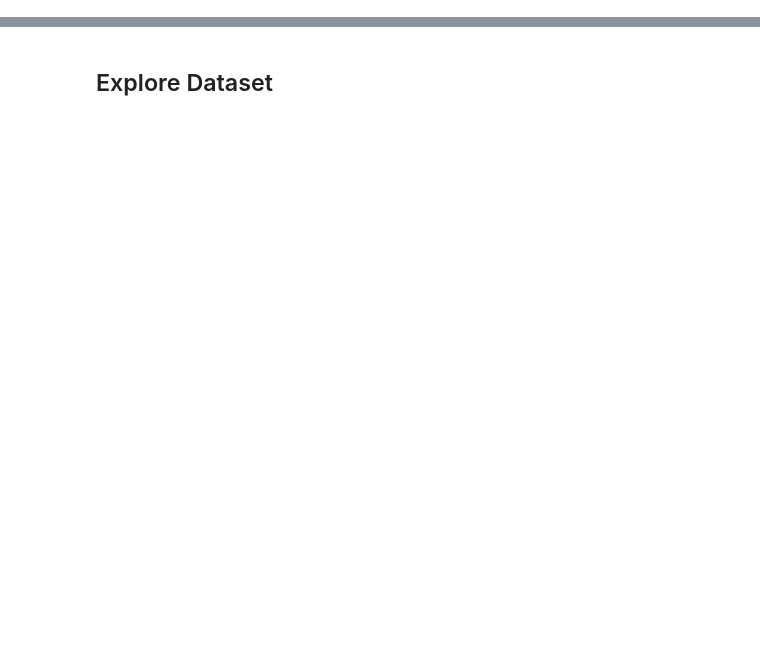
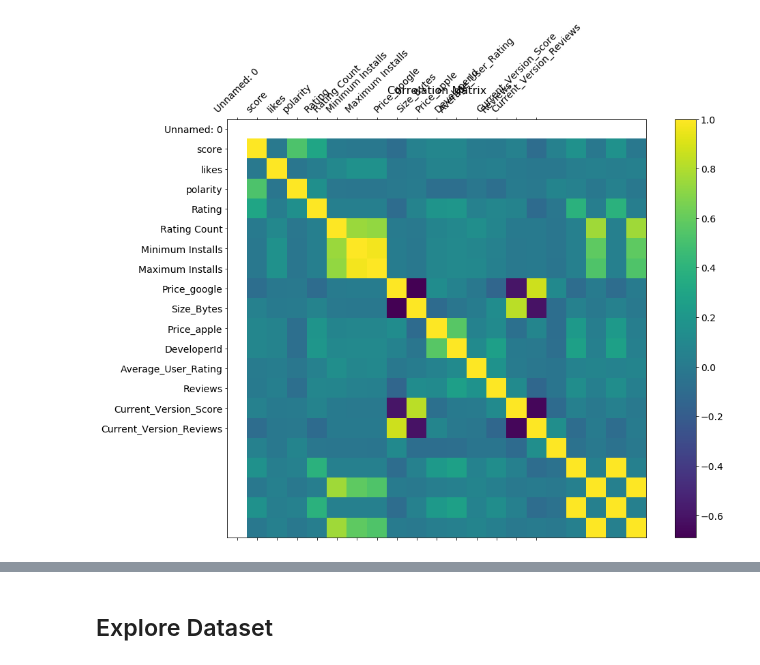
Before and after one commit to Superocker50/CMPT-353-Final-Project, a Jupyter notebook: machine-learning.ipynb, the cells around one changed output, grey strips where cells are left out. Saved outputs shown, nothing was run; the diff lists cells and outputs as text; code cells hidden in the pictures; blank space fills up the shorter version.

```diff
--- a/machine-learning.ipynb
+++ b/machine-learning.ipynb
@@ -3,3 +14,7 @@ import numpy as np
 import pandas as pd
 import matplotlib.pyplot as plt
 import seaborn as sns
+# %%
+google = pd.read_csv(r'Google Play Store Apps.zip')
+apple = pd.read_csv(r'Apple App Store Apps.zip')
+app_reviews = pd.read_csv('google_app_reviews.csv')
@@ -5,0 +33,4 @@ import seaborn as sns
+# %%
+review_google = app_reviews.join(google.set_index('App Id'), on='app_id')
+# %%
+all_apps = review_google.join(apple.set_index('App_Id'), on='app_id', lsuffix='_google', rsuffix='_apple')
@@ -5,0 +121,14 @@ import seaborn as sns
+# %%
+f = plt.figure(figsize=(15, 11))
+plt.matshow(all_apps.corr(), fignum=f.number)
+
+plt.xticks(range(all_apps.select_dtypes(['number']).shape[1]), all_apps.select_dtypes(['number']).columns, fontsize=14, rotation=45)
+plt.yticks(range(all_apps.select_dtypes(['number']).shape[1]), all_apps.select_dtypes(['number']).columns, fontsize=14)
+
+cb = plt.colorbar()
+cb.ax.tick_params(labelsize=14)
+plt.title('Correlation Matrix', fontsize=16);
+
+plt.show()
+# %% [output]
+[figure, added]
```
Also changed, not shown: parts of 49 cells of this notebook.
